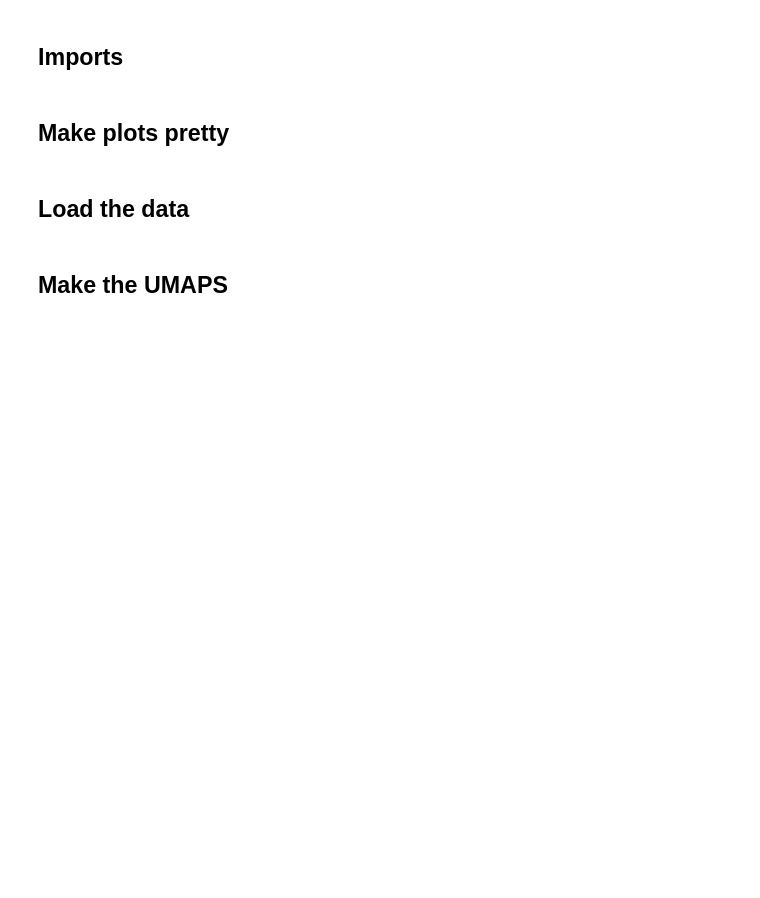
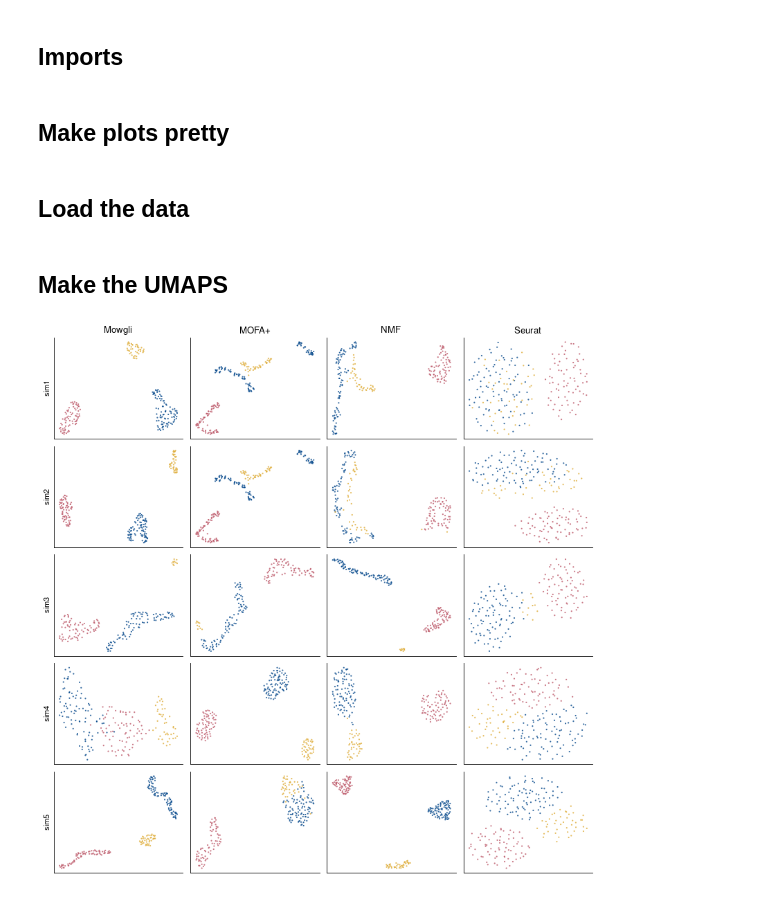
Before and after one commit to cantinilab/mowgli_reproducibility, a Jupyter notebook: visualize/umaps.ipynb, the cells around one changed output. Saved outputs shown, nothing was run; the diff lists cells and outputs as text; code cells hidden in the pictures; blank space fills up the shorter version.

Commit message:
umaps

```diff
--- a/visualize/umaps.ipynb
+++ b/visualize/umaps.ipynb
@@ -104,6 +104,70 @@ seurat_path = {
 }
 # %% [markdown]
 ## Make the UMAPS
+# %%
+# List the datasets.
+
+datasets = [
+    "sim1",
+    "sim2",
+    "sim3",
+    "sim4",
+    "sim5",
+]
+
+# Define the subplots.
+fig = plt.figure(constrained_layout=True, figsize=(10, 10))
+axes = fig.subplots(5, 4)
+
+for i, dataset in enumerate(datasets):
+
+    mdata = mu.read_h5mu(data_path[dataset])
+
+    for j in range(4):
+
+        if j == 0:
+            X_mowgli = np.load(mowgli_path[dataset], allow_pickle=True).item()["W"]
+            mdata.obsm["X_mowgli"] = X_mowgli
+            mdata.uns = {}
+            sc.pp.neighbors(mdata, use_rep="X_mowgli", n_neighbors=20)
+            sc.tl.umap(mdata)
+
+        elif j == 1:
+            mofa_object = mofax.mofa_model(mofa_path[dataset])
+            mdata.obsm["X_mofa"] = mofa_object.get_factors()
+            mdata.uns = {}
+            sc.pp.neighbors(mdata, use_rep="X_mofa", n_neighbors=20)
+            sc.tl.umap(mdata)
+
+        elif j == 2:
+            mdata.obsm["X_nmf"] = np.load(nmf_path[dataset])
+            mdata.uns = {}
+            sc.pp.neighbors(mdata, use_rep="X_nmf", n_neighbors=20)
+            sc.tl.umap(mdata)
+
+        elif j == 3:
+            mdata.obsm["X_umap"] = pd.read_csv(seurat_path[dataset], index_col=0).to_numpy()
+            mdata.uns = {}
+
+        sc.pl.umap(mdata, ax=axes[i, j], color="rna:celltype", s=15, alpha=.8, title="", show=False)
+
+        axes[i, j].set_facecolor((0, 0, 0, 0))
+        axes[i, j].set(xlabel=None)
+        axes[i, j].get_legend().remove()
+
+        if j > 0:
+            axes[i, j].set(ylabel=None)
+        else:
+            axes[i, j].set(ylabel=dataset)
+
+axes[0, 0].set_title("Mowgli")
+axes[0, 1].set_title("MOFA+")
+axes[0, 2].set_title("NMF")
+axes[0, 3].set_title("Seurat")
+
+plt.show()
+# %% [output]
+[figure, added]
 # %%
 # List the datasets.
 
```
Also changed, not shown: parts of 2 cells of this notebook, 54 other files.
